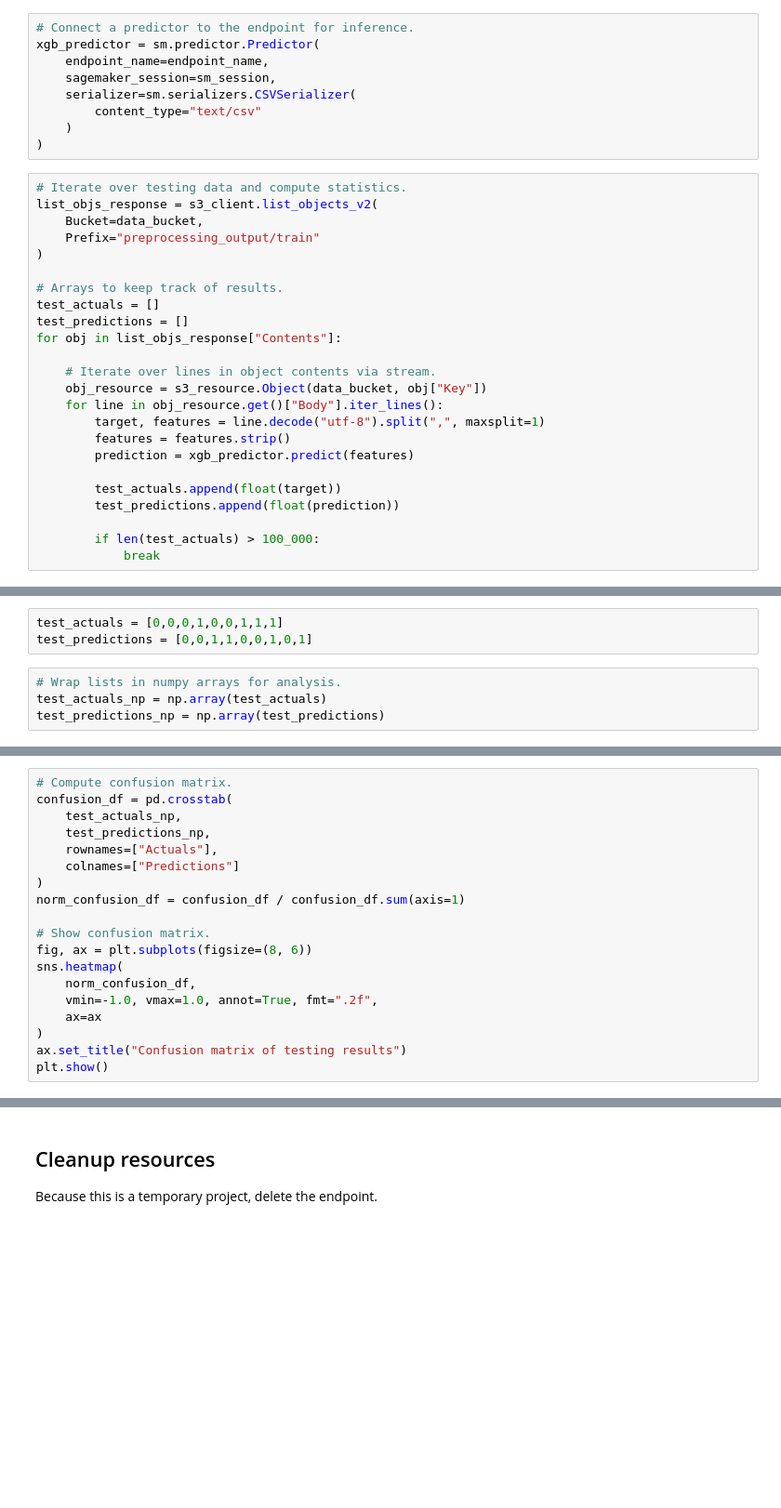
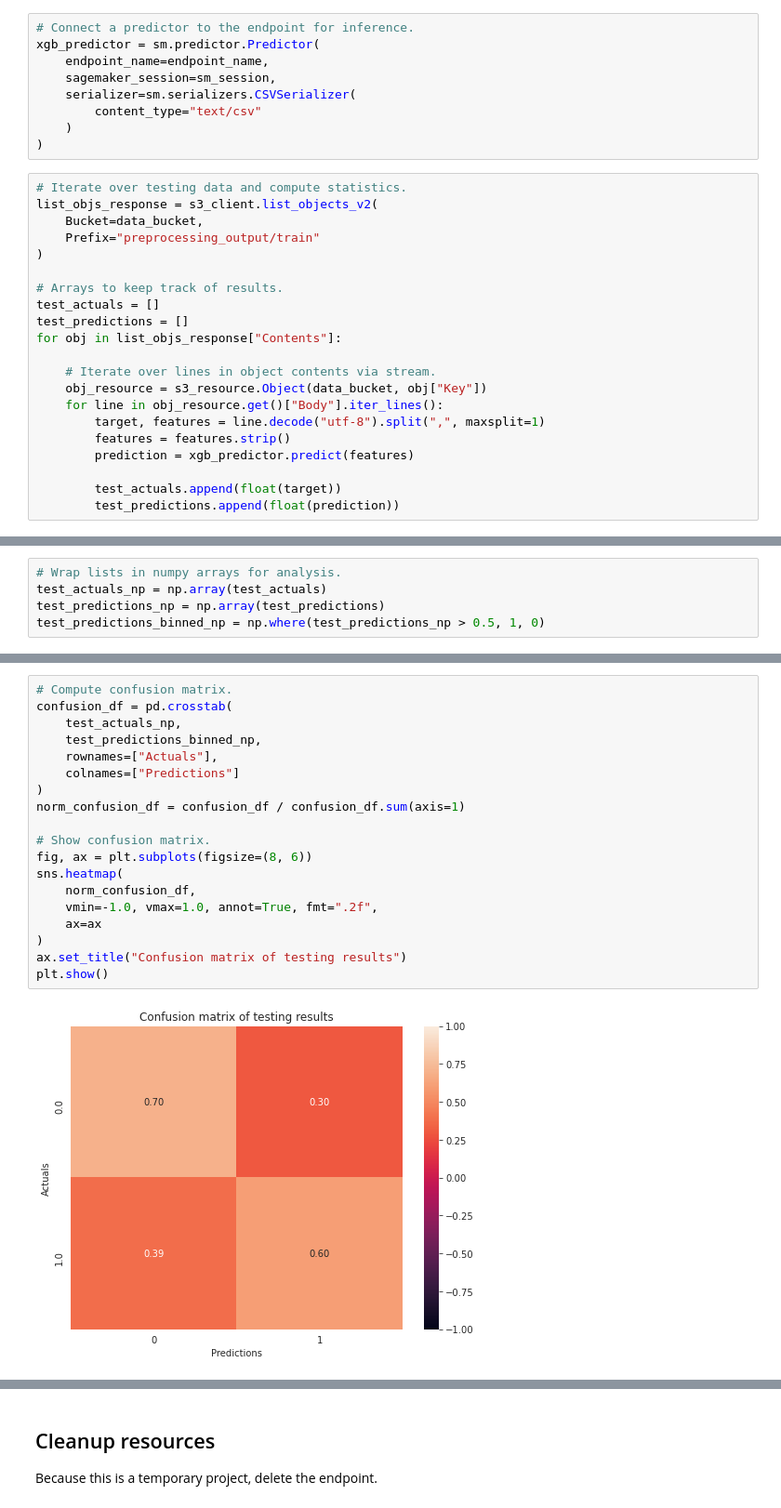
Before and after one commit to grtetrault/aiml-blackbelt-capstone, a Jupyter notebook: notebooks/3b-TrainingXGBoost.ipynb, the cells around one changed output, grey strips where cells are left out. Shown: that part at 93% size. Drawn from its saved outputs; the diff is of its cells as text; blank space fills up the shorter version.

```diff
--- a/notebooks/3b-TrainingXGBoost.ipynb
+++ b/notebooks/3b-TrainingXGBoost.ipynb
@@ -195,7 +221,4 @@ for obj in list_objs_response["Contents"]:
 
         test_actuals.append(float(target))
         test_predictions.append(float(prediction))
-
-        if len(test_actuals) > 100_000:
-            break
 # %% [markdown]
@@ -205,10 +227,8 @@ Note that this data set is not included in training and has never been seen by t
-# %%
-test_actuals = [0,0,0,1,0,0,1,1,1]
-test_predictions = [0,0,1,1,0,0,1,0,1]
 # %%
 # Wrap lists in numpy arrays for analysis.
 test_actuals_np = np.array(test_actuals)
 test_predictions_np = np.array(test_predictions)
+test_predictions_binned_np = np.where(test_predictions_np > 0.5, 1, 0)
 # %%
 # Compute summary statistics on perfomance.
 performance_statistics = {
@@ -222,21 +250,23 @@ print(json.dumps(performance_statistics, indent=4))
 # %%
 # Compute confusion matrix.
 confusion_df = pd.crosstab(
     test_actuals_np,
-    test_predictions_np,
+    test_predictions_binned_np,
     rownames=["Actuals"],
     colnames=["Predictions"]
 )
 norm_confusion_df = confusion_df / confusion_df.sum(axis=1)
 
 # Show confusion matrix.
 fig, ax = plt.subplots(figsize=(8, 6))
 sns.heatmap(
     norm_confusion_df,
     vmin=-1.0, vmax=1.0, annot=True, fmt=".2f",
     ax=ax
 )
 ax.set_title("Confusion matrix of testing results")
 plt.show()
+# %% [output]
+[figure, added]
 # %%
 # Compute ROC curve.
```
Also changed, not shown: parts of 13 cells of this notebook, 2 other files.
